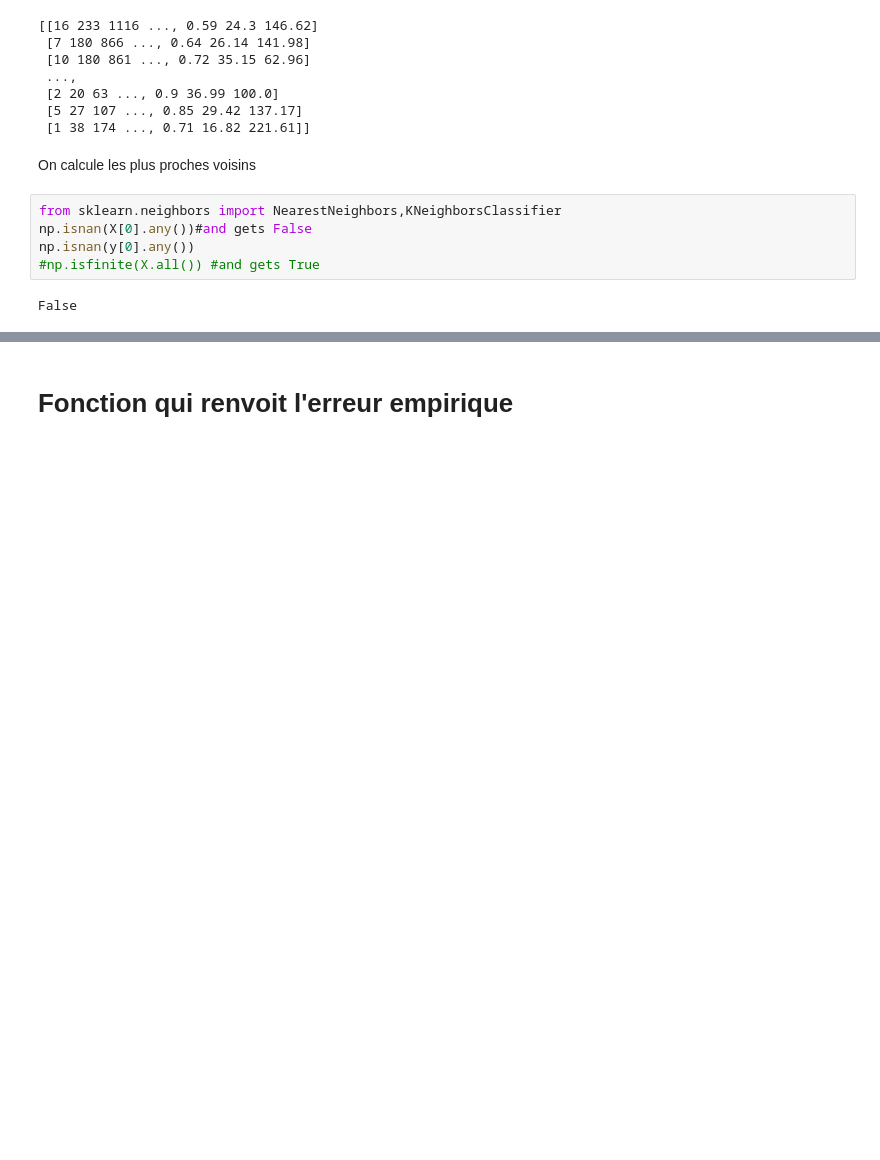
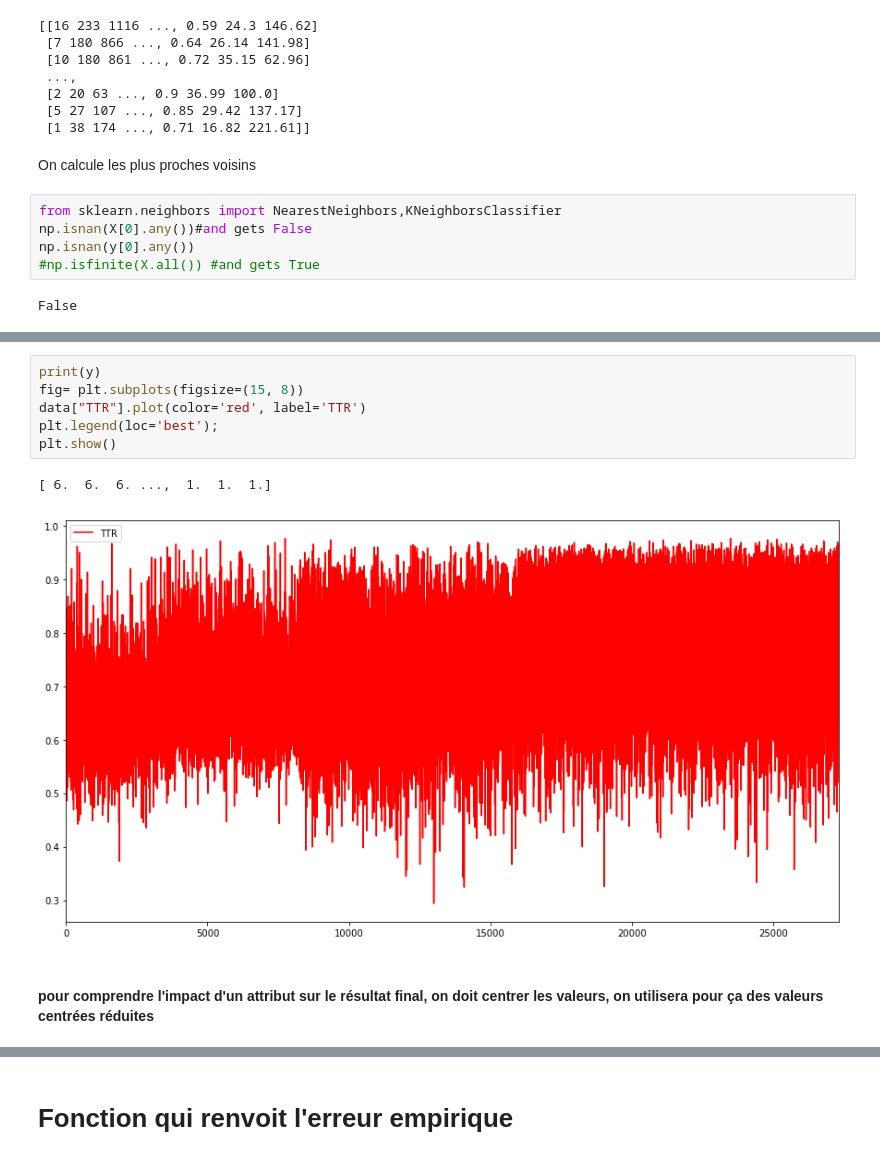
Before and after one commit to jugurtha94/AFD_Jugurtha_Amine, a Jupyter notebook: Projet.ipynb, the cells around one changed output, grey strips where cells are left out. Cells and saved outputs as stored; diff of their text form; blank space fills up the shorter version.

```diff
--- a/Projet.ipynb
+++ b/Projet.ipynb
@@ -122,0 +134,11 @@ prediction pour les cinq premiers exemples de X =  [ 6.  6.  6.  6.  6.  6.  6.
+# %%
+print(y)
+fig= plt.subplots(figsize=(15, 8))
+data["TTR"].plot(color='red', label='TTR')
+plt.legend(loc='best');
+plt.show()
+# %% [output]
+[ 6.  6.  6. ...,  1.  1.  1.]
+[figure, added]
+# %% [markdown]
+#### pour comprendre l'impact d'un attribut sur le résultat final, on doit centrer les valeurs, on utilisera pour ça des valeurs centrées réduites
```
Also changed, not shown: parts of 11 cells of this notebook.
